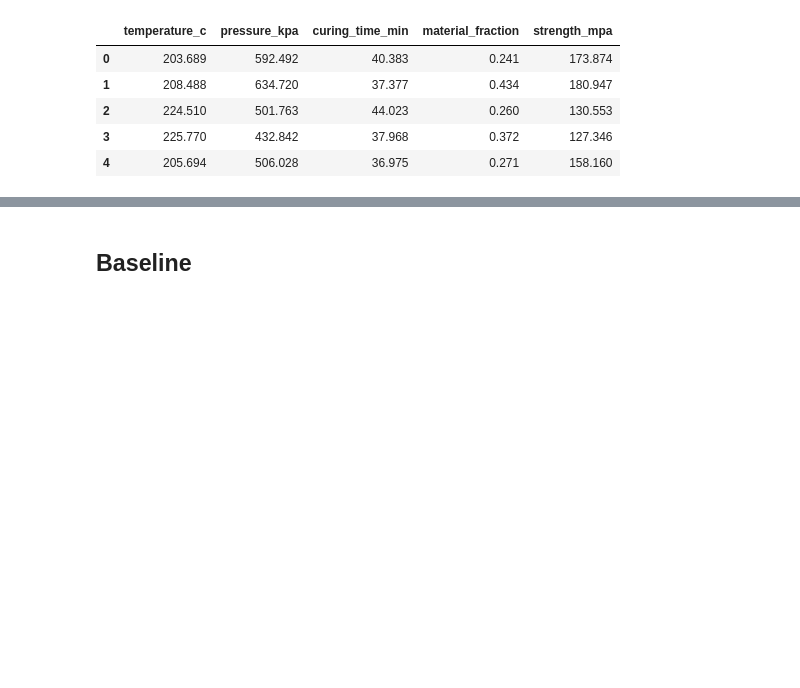
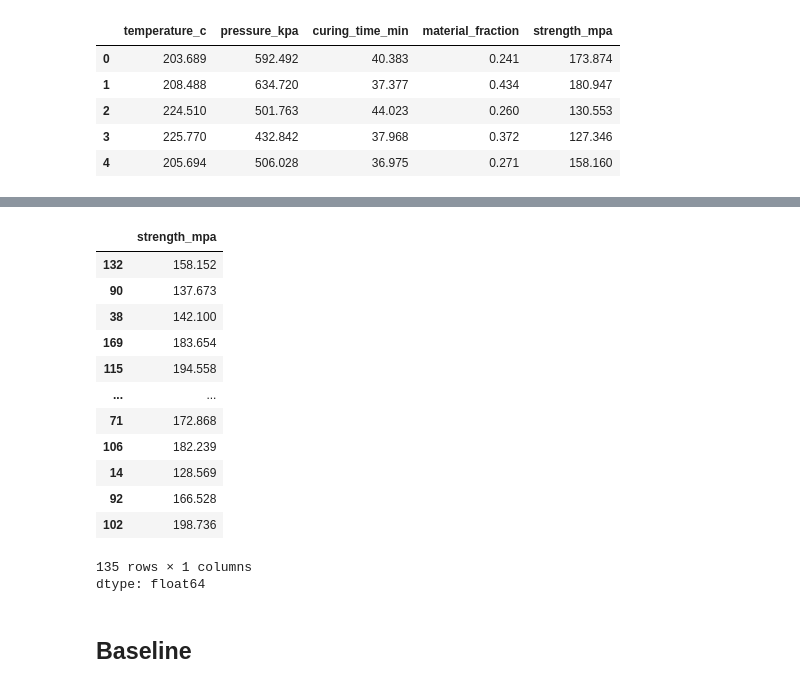
Before and after one commit to NITYA1J/COE-AI-Workshop, a Jupyter notebook: Session3_ML.ipynb, the cells around one changed output, grey strips where cells are left out. Cells and saved outputs as stored; diff of their text form; code cells hidden in the pictures; blank space fills up the shorter version.

```diff
--- a/Session3_ML.ipynb
+++ b/Session3_ML.ipynb
@@ -32 +90,18 @@ df.head()
+# %%
+y_train
+# %% [output]
+|  | strength_mpa |
+| 132 | 158.152 |
+| 90 | 137.673 |
+| 38 | 142.100 |
+| 169 | 183.654 |
+| 115 | 194.558 |
+| ... | ... |
+| 71 | 172.868 |
+| 106 | 182.239 |
+| 14 | 128.569 |
+| 92 | 166.528 |
+| 102 | 198.736 |
+135 rows × 1 columns
+dtype: float64
 # %%
```
Also changed, not shown: parts of 7 cells of this notebook.
